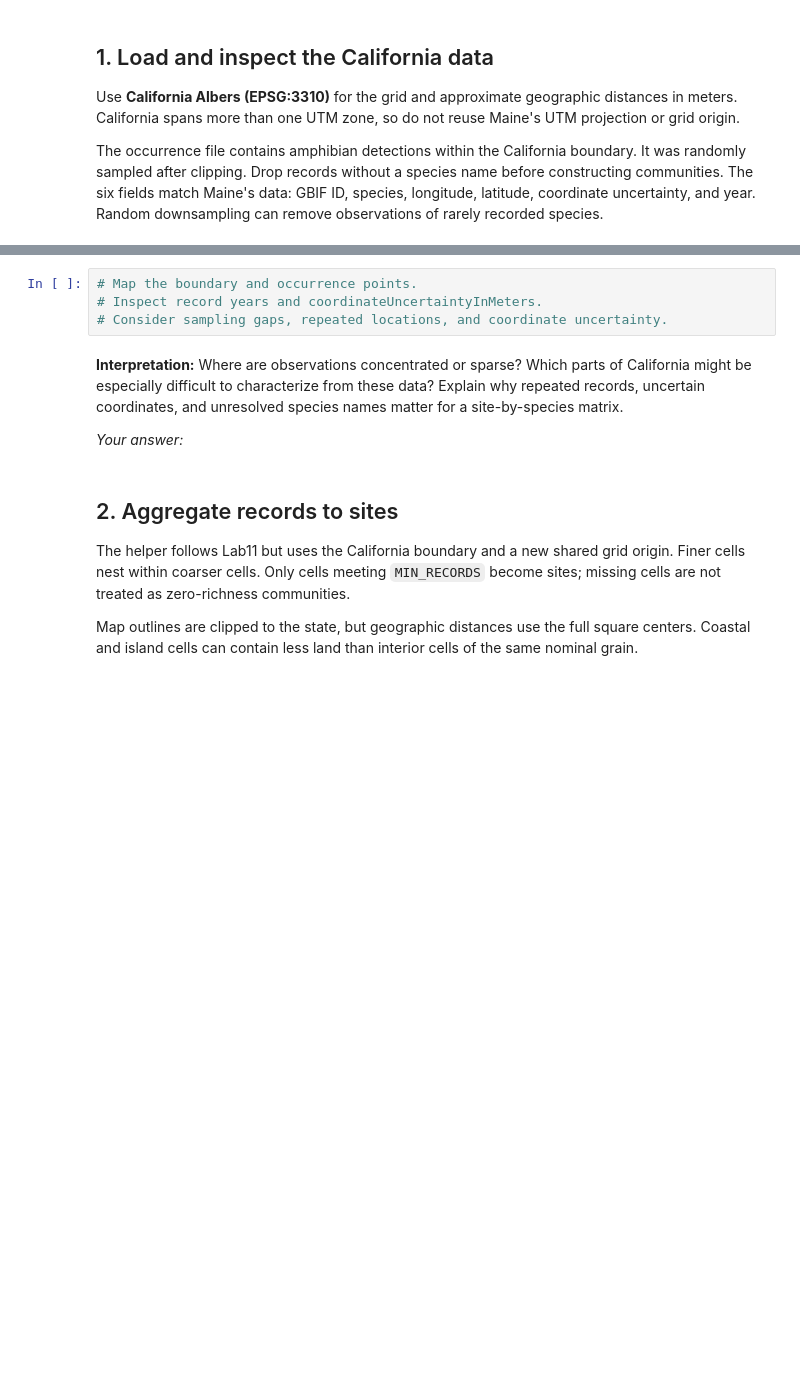
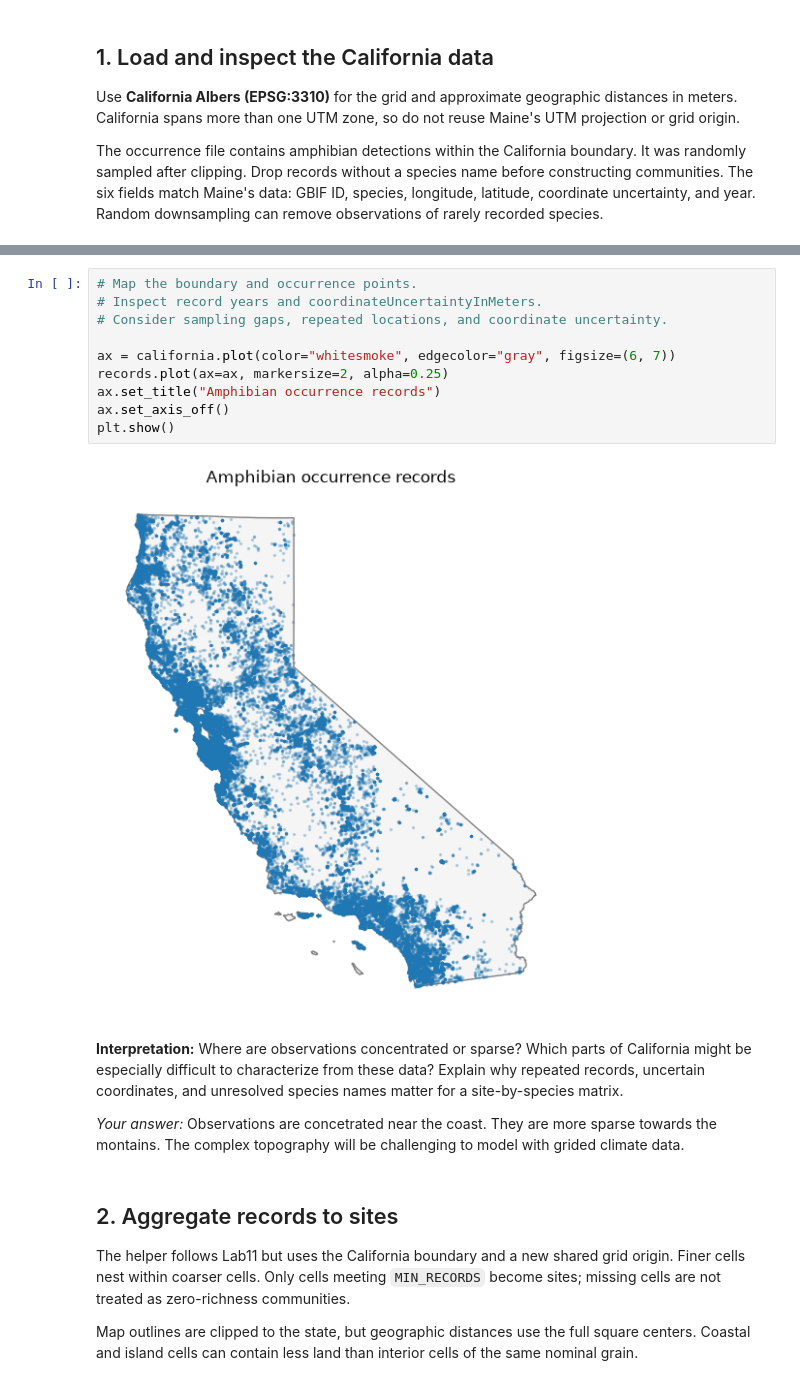
Before and after one commit to Gyrosigma/BIO597-SpatialBiodiversity, a Jupyter notebook: docs/assignments/Assignment-11-SpatialCommunityComposition.ipynb, the cells around one changed output, grey strips where cells are left out. Drawn from its saved outputs; the diff is of its cells as text; blank space fills up the shorter version.

```diff
--- a/docs/assignments/Assignment-11-SpatialCommunityComposition.ipynb
+++ b/docs/assignments/Assignment-11-SpatialCommunityComposition.ipynb
@@ -78,14 +82,22 @@ print("Species labels:", records.species.nunique())
 # %%
 # Map the boundary and occurrence points.
 # Inspect record years and coordinateUncertaintyInMeters.
 # Consider sampling gaps, repeated locations, and coordinate uncertainty.
+
+ax = california.plot(color="whitesmoke", edgecolor="gray", figsize=(6, 7))
+records.plot(ax=ax, markersize=2, alpha=0.25)
+ax.set_title("Amphibian occurrence records")
+ax.set_axis_off()
+plt.show()
+# %% [output]
+[figure, added]
 # %% [markdown]
 **Interpretation:** Where are observations concentrated or sparse? Which parts
 of California might be especially difficult to characterize from these data?
 Explain why repeated records, uncertain coordinates, and unresolved species
 names matter for a site-by-species matrix.
 
-*Your answer:*
+*Your answer:* Observations are concetrated near the coast. They are more sparse towards the montains. The complex topography will be challenging to model with grided climate data.
 # %% [markdown]
 ## 2. Aggregate records to sites
 
```
Also changed, not shown: parts of 22 cells of this notebook.
